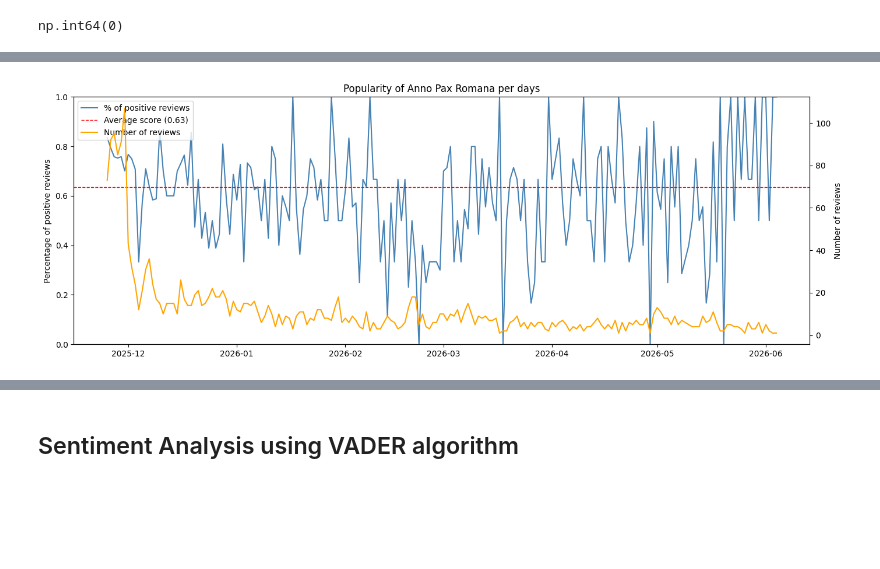
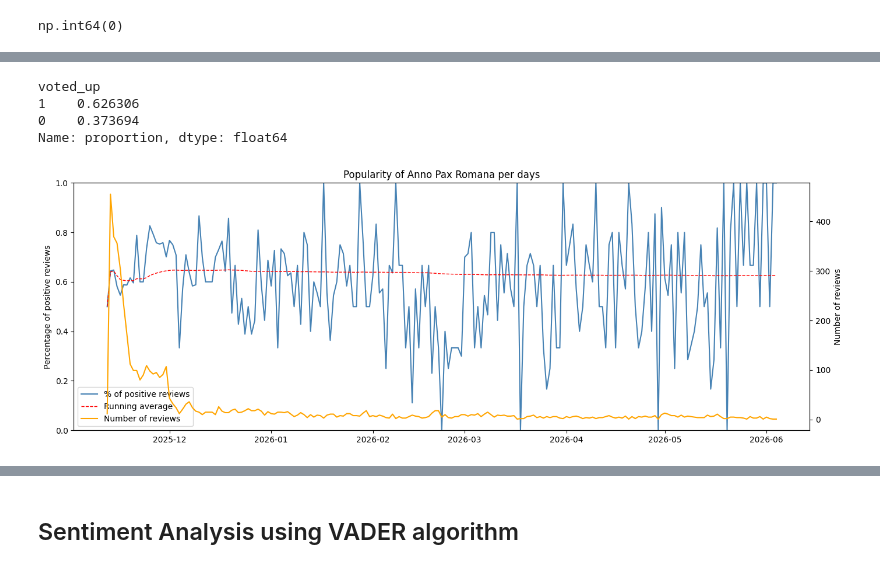
Before and after one commit to GabrielaTranslite/Sentiment_Analysis_Video_Games, a Jupyter notebook: sentiment_analysis.ipynb, the cells around one changed output, grey strips where cells are left out. Cells and saved outputs as stored; diff of their text form; code cells hidden in the pictures; blank space fills up the shorter version.

```diff
--- a/sentiment_analysis.ipynb
+++ b/sentiment_analysis.ipynb
@@ -13,6 +13,6 @@ import re
 
 print(f"Rozmiar pliku: {os.path.getsize('steam_reviews_3274580.csv') / 1024:.0f} KB")
 
-df = pd.read_csv('steam_reviews_3274580.csv', on_bad_lines='skip')
-print(f"Wierszy: {len(df)}")
+reviews = pd.read_csv('steam_reviews_3274580.csv', on_bad_lines='skip')
+print(f"Wierszy: {len(reviews)}")
 # %% [output]
@@ -28,6 +37,10 @@ Reviews before filtering: 2487
 reviews = reviews[reviews['review_text'].str.strip() != '']
 # %%
 # Review lengths
-reviews['word_count'] = reviews['clean_text'].str.split().str.len()
-reviews['word_count'].describe()
+reviews['word_count'] = reviews['review_text'].str.split().str.len()
+plt.hist(reviews['word_count'], bins=50)
+plt.title('Distribution of Review Lengths')
+plt.xlabel('Word Count')
+plt.ylabel('Frequency')
+plt.show()
 # %% [output]
@@ -44,6 +48,6 @@ dtype: float64
 # %%
 # Removing reviews shorter than 3 words
-reviews = reviews[reviews['review_text'].str.split().str.len() >= 3]
+reviews = reviews[reviews['word_count'] >= 3]
 # %%
 print(f"Reviews after filtering: {len(reviews)}")
 # %% [output]
@@ -96,38 +95,56 @@ Name: proportion, dtype: float64
+# %%
+# Distribution of positive and negative reviews
+print(reviews['voted_up'].value_counts(normalize=True))
+
+# The dataset is imbalanced, with 63% positive reviews and 37% negative reviews.
+# This may affect the performance of the reference model (logistic regression), so I will need to use techniques to handle the imbalance, such as oversampling the minority class or using class weights in the model.
+# %% [output]
+voted_up
+1    0.626306
+0    0.373694
+Name: proportion, dtype: float64
 # %%
 # Score mean and number of reviews per day
 daily = reviews.groupby(reviews['publish_date']).agg(
     avg_score = ('voted_up', 'mean'),
     review_count = ('voted_up', 'count')
 ).reset_index()
+
+# Running (cumulative) average up to each date
+daily['running_avg'] = (
+    (daily['avg_score'] * daily['review_count']).cumsum()
+    / daily['review_count'].cumsum()
+)
 
 # Diagram
 fig, ax1 = plt.subplots(figsize=(14, 5))
 ax1.plot(daily['publish_date'],
          daily['avg_score'],
          color = 'steelblue',
          label = '% of positive reviews')
 ax1.set_ylabel('Percentage of positive reviews')
 ax1.set_ylim(0,1)
 
 ax2 = ax1.twinx()
 ax2.plot(daily['publish_date'],
          daily['review_count'],
          color = 'orange',
          label = 'Number of reviews')
 ax2.set_ylabel('Number of reviews')
 
-# Global average as a horizontal reference line (on ax1, same 0-1 scale)
-overall_avg = reviews['voted_up'].mean()
-ax1.axhline(overall_avg, color='red', linestyle='--', linewidth=1,
-            label=f'Average score ({overall_avg:.2f})')
+# Running average line
+ax1.plot(daily['publish_date'],
+         daily['running_avg'],
+         color='red', linestyle='--', linewidth=1,
+         label='Running average')
 
 # Combine legends from both axes into one box
 lines1, labels1 = ax1.get_legend_handles_labels()
 lines2, labels2 = ax2.get_legend_handles_labels()
-ax1.legend(lines1 + lines2, labels1 + labels2, loc='upper left')
+ax1.legend(lines1 + lines2, labels1 + labels2, loc='best')
 
 plt.title('Popularity of Anno Pax Romana per days')
 fig.tight_layout()
 plt.show()
 # %% [output]
-[figure, old version]
+[figure, new version]
```
Also changed, not shown: parts of 32 cells of this notebook, 6 other files.
